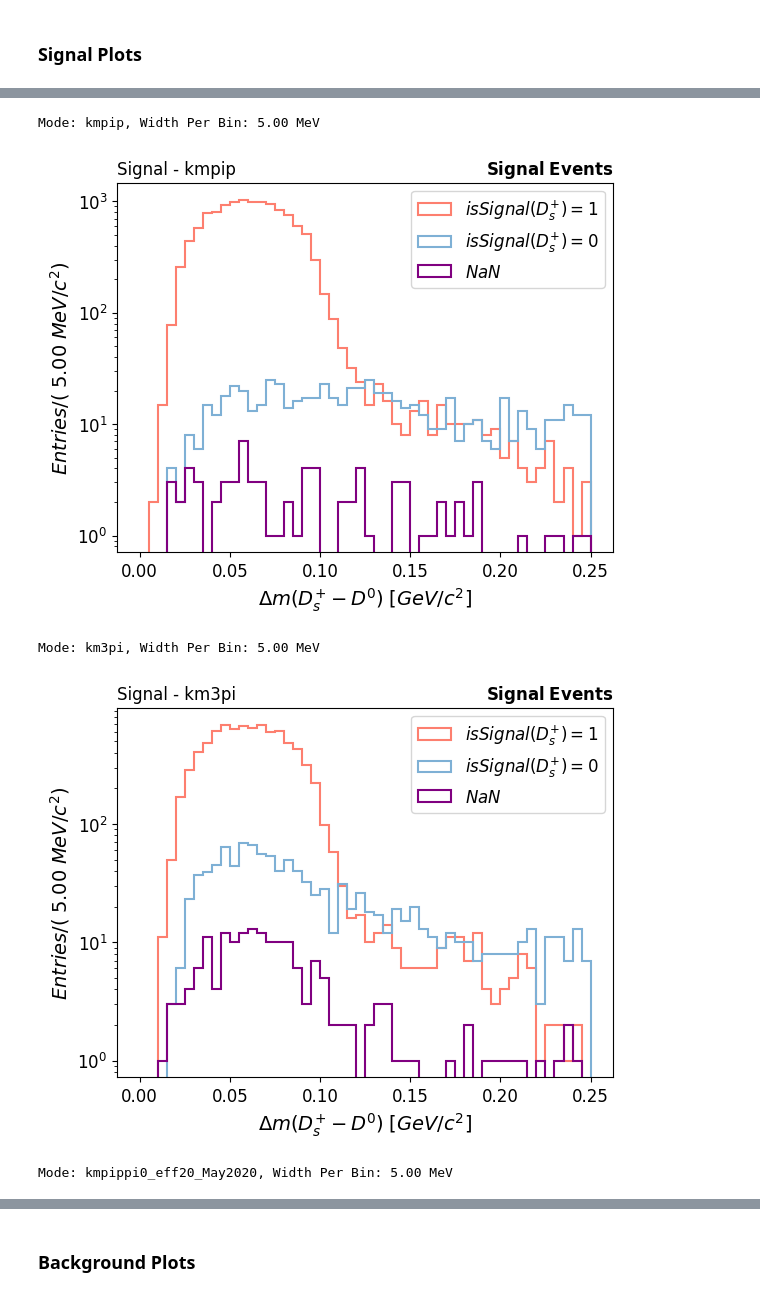
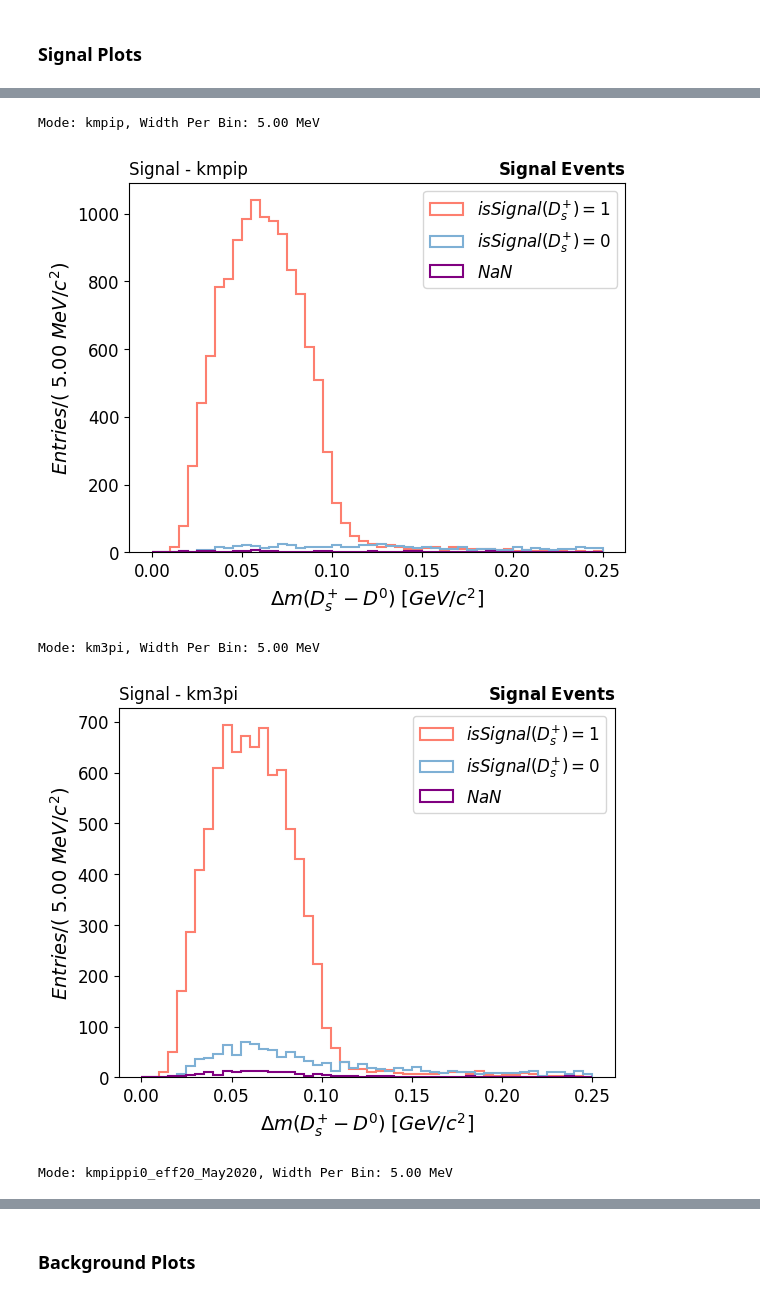
Before and after one commit to AdilmubarakHEP/Ds2D0enue_Analysis, a Jupyter notebook: 07-Python/Plots_and_Tables/AL02-Baseline_Sample_Analysis.ipynb, the cells around one changed output, grey strips where cells are left out. Cells and saved outputs as stored; diff of their text form; code cells hidden in the pictures.

```diff
--- a/07-Python/Plots_and_Tables/AL02-Baseline_Sample_Analysis.ipynb
+++ b/07-Python/Plots_and_Tables/AL02-Baseline_Sample_Analysis.ipynb
@@ -216,7 +215,7 @@ for mode in decay_config.keys():
     # Label
     plt.ylabel(r'$Entries/(\; {width:.2f}\;MeV/c^2)$'.format(width=perBin))
     plt.xlabel(r'$\Delta m(D_s^{+} - D^{0})\;[GeV/c^{2}]$')
-    plt.yscale("log")
+    # plt.yscale("log")
     plt.legend()
     plt.show()
 # %% [output]
@@ -241,35 +240,35 @@ for mode in decay_config.keys():
     label1 = r'$isSignal(D_s^{+})=1$'
     label2 = r'$isSignal(D_s^{+})=0$'
     label3 = r'$NaN$'
 
     labels = [label1, label2, label3]
     colors = ['#fd7f6f', '#7eb0d5', 'purple']
 
     df = DataFrames[f"Signal_{mode}"]
     df_cut = df[df['gammaveto_M_Correction'] >= dM]
 
     data = [
         df_cut[df_cut['Ds_isSignal'] == 1][var],
         df_cut[df_cut['Ds_isSignal'] == 0][var],
         df_cut[df_cut['Ds_isSignal'].isna()][var]
     ]
 
     plt.hist(data[::-1], color=colors[::-1], label=labels[::-1], alpha=1,
              range=Range, stacked=Stacked, density=Density, bins=Bins,
              histtype='step', linewidth=1.5)
 
     # Title
     plt.title(f'Signal - {mode}', loc="left")
     plt.title(r'$\bf Signal\;Events$', loc="right")
     # Label
     plt.ylabel(r'$Entries/(\; {width:.2f}\;MeV/c^2)$'.format(width=perBin))
     plt.xlabel(r'$\Delta m(D_s^{+} - D^{0})\;[GeV/c^{2}]$')
-    plt.yscale("log")
+    # plt.yscale("log")
     plt.legend()
     plt.show()
 # %% [output]
 Mode: kmpip, Width Per Bin: 5.00 MeV
-[figure, old version]
+[figure, new version]
 Mode: km3pi, Width Per Bin: 5.00 MeV
-[figure, old version]
+[figure, new version]
 Mode: kmpippi0_eff20_May2020, Width Per Bin: 5.00 MeV
```
Also changed, not shown: parts of 5 cells of this notebook, 1 other file.
